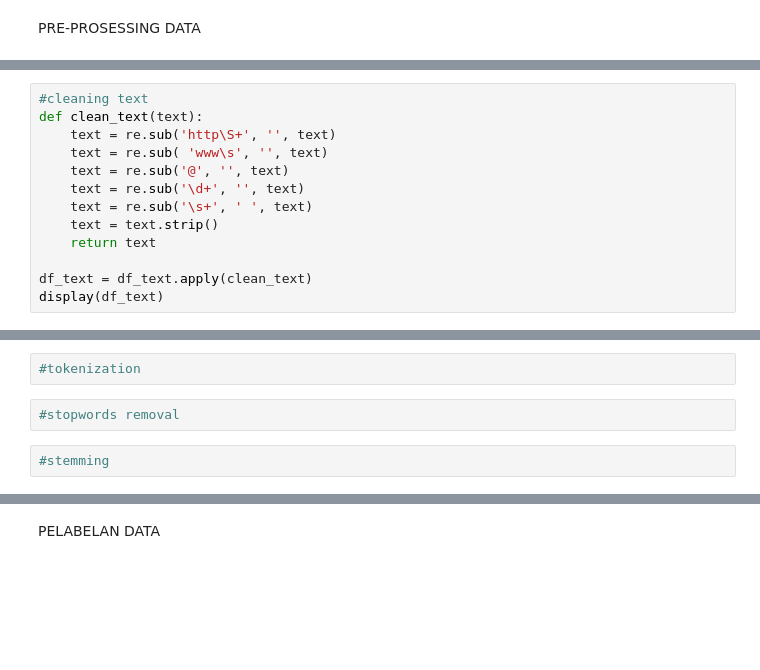
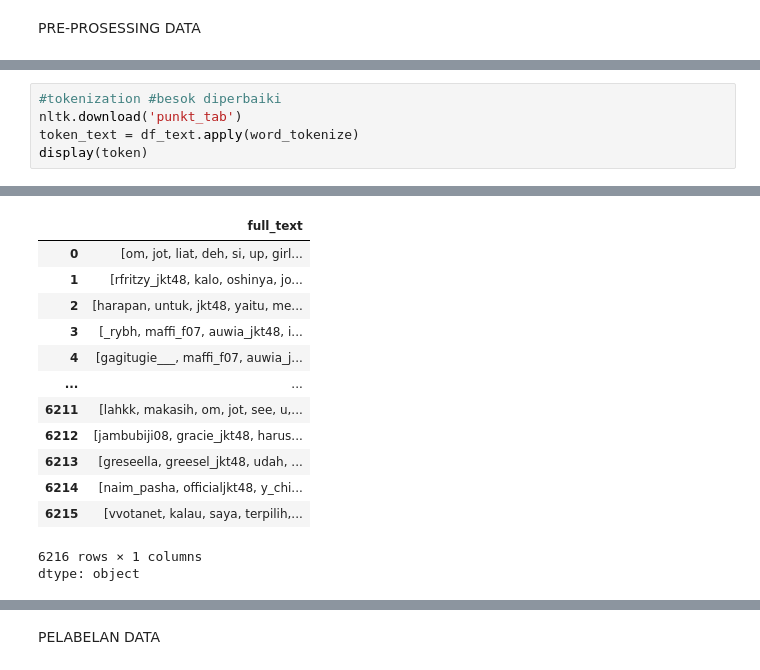
Before and after one commit to Igprad01/Sentimen-Analisis, a Jupyter notebook: Analisis_Sentimen.ipynb, the cells around one changed output, grey strips where cells are left out. Drawn from its saved outputs; the diff is of its cells as text; blank space fills up the shorter version.

```diff
--- a/Analisis_Sentimen.ipynb
+++ b/Analisis_Sentimen.ipynb
@@ -85,13 +99,0 @@ dtype: object
-# %%
-#cleaning text
-def clean_text(text):
-    text = re.sub('http\S+', '', text)
-    text = re.sub( 'www\s', '', text)
-    text = re.sub('@', '', text)
-    text = re.sub('\d+', '', text)
-    text = re.sub('\s+', ' ', text)
-    text = text.strip()
-    return text
-
-df_text = df_text.apply(clean_text)
-display(df_text)
@@ -113,6 +100,6 @@ dtype: object
-# %%
-#tokenization
-# %%
-#stopwords removal
-# %%
-#stemming
+# %%
+#tokenization #besok diperbaiki
+nltk.download('punkt_tab')
+token_text = df_text.apply(word_tokenize)
+display(token)
+# %% [output]
@@ -118,0 +108,14 @@ dtype: object
+|  | full_text |
+| 0 | [om, jot, liat, deh, si, up, girl... |
+| 1 | [rfritzy_jkt48, kalo, oshinya, jo... |
+| 2 | [harapan, untuk, jkt48, yaitu, me... |
+| 3 | [_rybh, maffi_f07, auwia_jkt48, i... |
+| 4 | [gagitugie___, maffi_f07, auwia_j... |
+| ... | ... |
+| 6211 | [lahkk, makasih, om, jot, see, u,... |
+| 6212 | [jambubiji08, gracie_jkt48, harus... |
+| 6213 | [greseella, greesel_jkt48, udah, ... |
+| 6214 | [naim_pasha, officialjkt48, y_chi... |
+| 6215 | [vvotanet, kalau, saya, terpilih,... |
+6216 rows × 1 columns
+dtype: object
```
Also changed, not shown: parts of 9 cells of this notebook.
